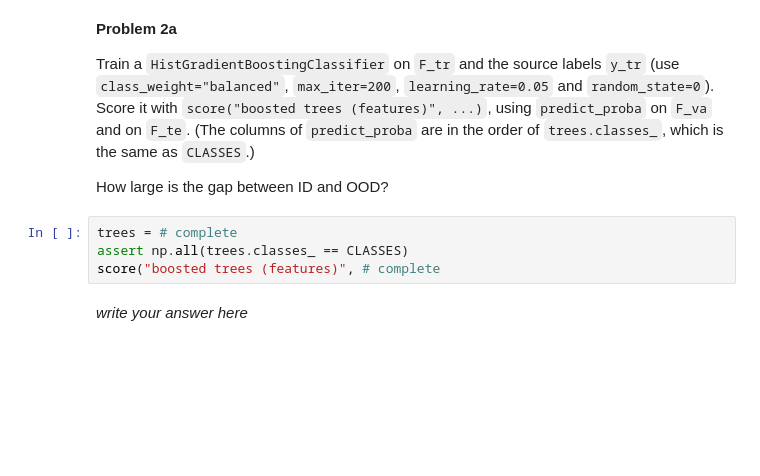
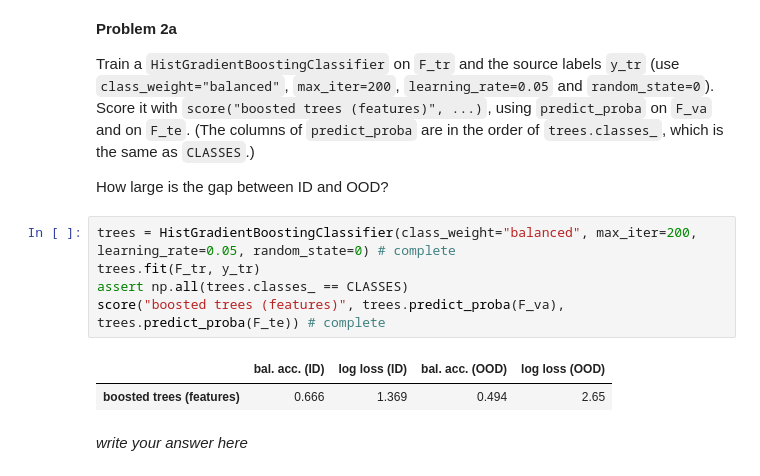
Before and after one commit to hskobe/Session-27, a Jupyter notebook: Day5/MLForTimeSeriesPart2.ipynb, the cells around one changed output. Saved outputs shown, nothing was run; the diff lists cells and outputs as text; blank space fills up the shorter version.

```diff
--- a/Day5/MLForTimeSeriesPart2.ipynb
+++ b/Day5/MLForTimeSeriesPart2.ipynb
@@ -320,9 +330,13 @@ Train a `HistGradientBoostingClassifier` on `F_tr` and the source labels `y_tr`
 
 How large is the gap between ID and OOD?
 # %%
-trees = # complete
+trees = HistGradientBoostingClassifier(class_weight="balanced", max_iter=200, learning_rate=0.05, random_state=0) # complete
+trees.fit(F_tr, y_tr)
 assert np.all(trees.classes_ == CLASSES)
-score("boosted trees (features)", # complete
+score("boosted trees (features)", trees.predict_proba(F_va), trees.predict_proba(F_te)) # complete
+# %% [output]
+|  | bal. acc. (ID) | log loss (ID) | bal. acc. (OOD) | log loss (OOD) |
+| boosted trees (features) | 0.666 | 1.369 | 0.494 | 2.65 |
 # %% [markdown]
 *write your answer here*
 # %% [markdown]
```
Also changed, not shown: parts of 2 cells of this notebook.
